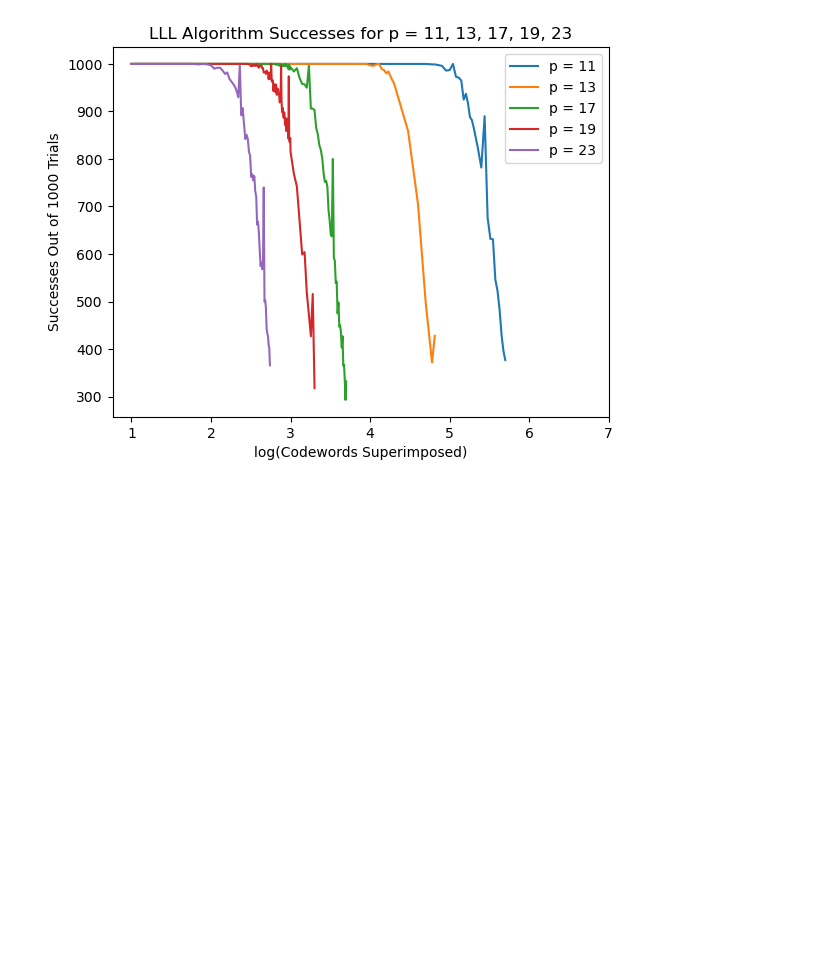
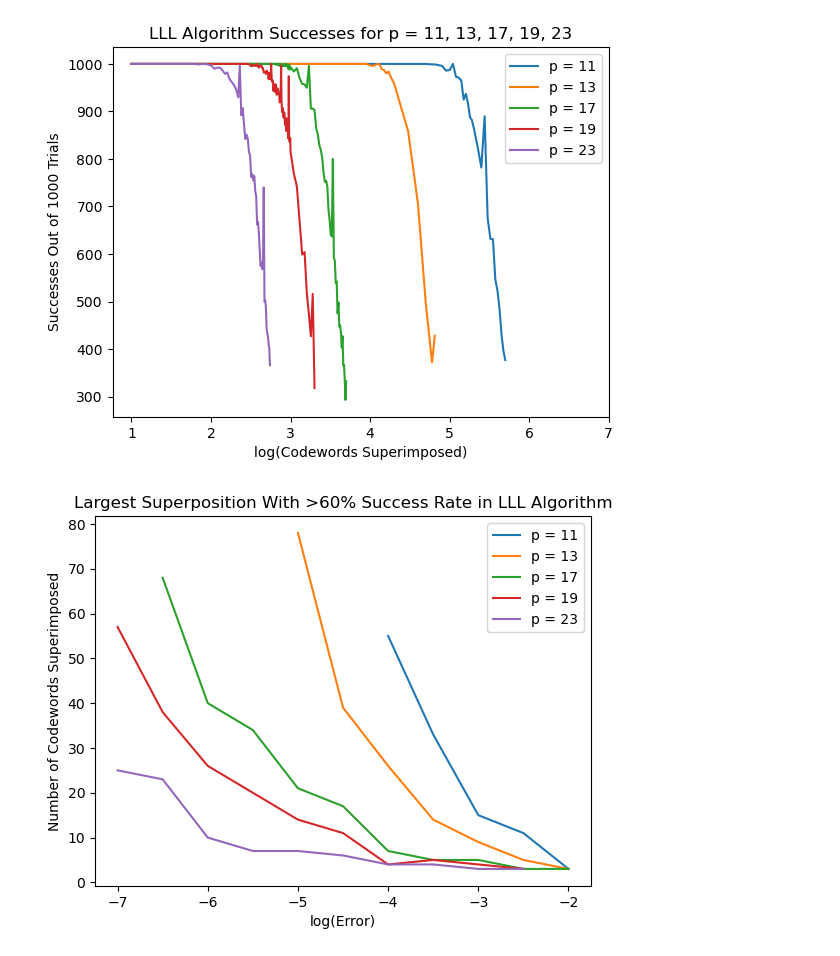
Before and after one commit to Dillybar3141/Cyclotomic-Integer-Approximation, a Jupyter notebook: lll.ipynb, the cells around one changed output. Saved outputs shown, nothing was run; the diff lists cells and outputs as text; code cells hidden in the pictures; blank space fills up the shorter version.

Commit message:
upgrade LLL noise testing
Hyperparameter N now able to be calculated by default given noise value. Documentation refined. More graphs added.

```diff
--- a/lll.ipynb
+++ b/lll.ipynb
@@ -292,3 +310,28 @@ plt.legend()
 plt.show()
 # %% [output]
 [figure]
+# %%
+### Plot max superposition for p = 11, 13, 17, 19, 23 vs error
+
+log_error11 = np.arange(-4.0, -1.5, 0.5)
+log_error13 = np.arange(-5.0, -1.5, 0.5)
+log_error17 = np.arange(-6.5, -1.5, 0.5)
+log_error19 = np.arange(-7.0, -2.0, 0.5)
+successes11e = [55, 33, 15, 11, 3]
+successes13e = [78, 39, 26, 14, 9, 5, 3]
+successes17e = [68, 40, 34, 21, 17, 7, 5, 5, 3, 3]
+successes19e = [57, 38, 26, 20, 14, 11, 4, 5, 4, 3]
+successes23e = [25, 23, 10, 7, 7, 6, 4, 4, 3, 3]
+plt.plot(log_error11, successes11e, label='p = 11')
+plt.plot(log_error13, successes13e, label='p = 13')
+plt.plot(log_error17, successes17e, label='p = 17')
+plt.plot(log_error19, successes19e, label='p = 19')
+plt.plot(log_error19, successes23e, label='p = 23')
+plt.title("Largest Superposition With >60% Success Rate in LLL Algorithm")
+plt.xlabel("log(Error)")
+plt.xticks([-7, -6, -5, -4, -3, -2])
+plt.ylabel("Number of Codewords Superimposed")
+plt.legend()
+plt.show()
+# %% [output]
+[figure, added]
```
Also changed, not shown: parts of 5 cells of this notebook.
